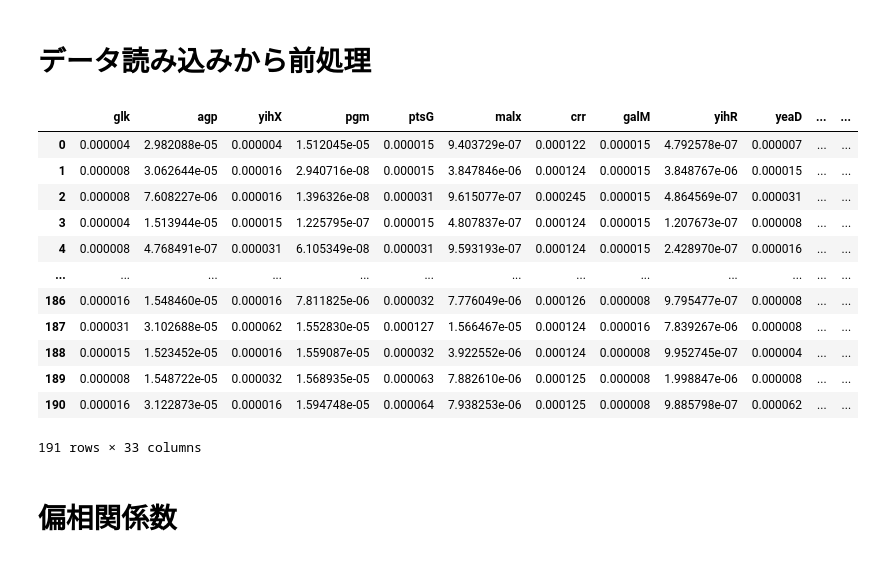
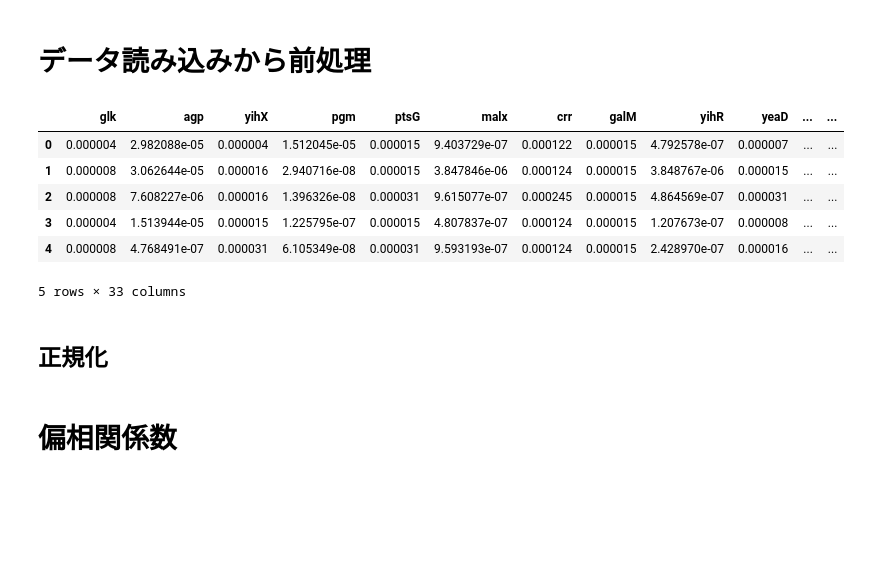
Before and after one commit to SanchanY/bn, a Jupyter notebook: work/bio_torch_CausalNext.ipynb, the cells around one changed output. Saved outputs shown, nothing was run; the diff lists cells and outputs as text; code cells hidden in the pictures; blank space fills up the shorter version.

```diff
--- a/work/bio_torch_CausalNext.ipynb
+++ b/work/bio_torch_CausalNext.ipynb
@@ -41,22 +23,18 @@ warnings.simplefilter('ignore')
 # %%
 df = pd.read_excel('../data/231010-20_AI用qPCRデータ.xlsx', index_col=0, header=1)
 df = df.dropna()
 df = df.reset_index(drop=True)
-df
+df.head()
 # %% [output]
 |  | glk | agp | yihX | pgm | ptsG | malx | crr | galM | yihR | yeaD | ... | ... |
 | 0 | 0.000004 | 2.982088e-05 | 0.000004 | 1.512045e-05 | 0.000015 | 9.403729e-07 | 0.000122 | 0.000015 | 4.792578e-07 | 0.000007 | ... | ... |
 | 1 | 0.000008 | 3.062644e-05 | 0.000016 | 2.940716e-08 | 0.000015 | 3.847846e-06 | 0.000124 | 0.000015 | 3.848767e-06 | 0.000015 | ... | ... |
 | 2 | 0.000008 | 7.608227e-06 | 0.000016 | 1.396326e-08 | 0.000031 | 9.615077e-07 | 0.000245 | 0.000015 | 4.864569e-07 | 0.000031 | ... | ... |
 | 3 | 0.000004 | 1.513944e-05 | 0.000015 | 1.225795e-07 | 0.000015 | 4.807837e-07 | 0.000124 | 0.000015 | 1.207673e-07 | 0.000008 | ... | ... |
 | 4 | 0.000008 | 4.768491e-07 | 0.000031 | 6.105349e-08 | 0.000031 | 9.593193e-07 | 0.000124 | 0.000015 | 2.428970e-07 | 0.000016 | ... | ... |
-| ... | ... | ... | ... | ... | ... | ... | ... | ... | ... | ... | ... | ... |
-| 186 | 0.000016 | 1.548460e-05 | 0.000016 | 7.811825e-06 | 0.000032 | 7.776049e-06 | 0.000126 | 0.000008 | 9.795477e-07 | 0.000008 | ... | ... |
-| 187 | 0.000031 | 3.102688e-05 | 0.000062 | 1.552830e-05 | 0.000127 | 1.566467e-05 | 0.000124 | 0.000016 | 7.839267e-06 | 0.000008 | ... | ... |
-| 188 | 0.000015 | 1.523452e-05 | 0.000016 | 1.559087e-05 | 0.000032 | 3.922552e-06 | 0.000124 | 0.000008 | 9.952745e-07 | 0.000004 | ... | ... |
-| 189 | 0.000008 | 1.548722e-05 | 0.000032 | 1.568935e-05 | 0.000063 | 7.882610e-06 | 0.000125 | 0.000008 | 1.998847e-06 | 0.000008 | ... | ... |
-| 190 | 0.000016 | 3.122873e-05 | 0.000016 | 1.594748e-05 | 0.000064 | 7.938253e-06 | 0.000125 | 0.000008 | 9.885798e-07 | 0.000062 | ... | ... |
-191 rows × 33 columns
+5 rows × 33 columns
+# %% [markdown]
+## 正規化
 # %%
 # Normalization
 scaler = StandardScaler()
```
Also changed, not shown: parts of 10 cells of this notebook, 1 other file.
